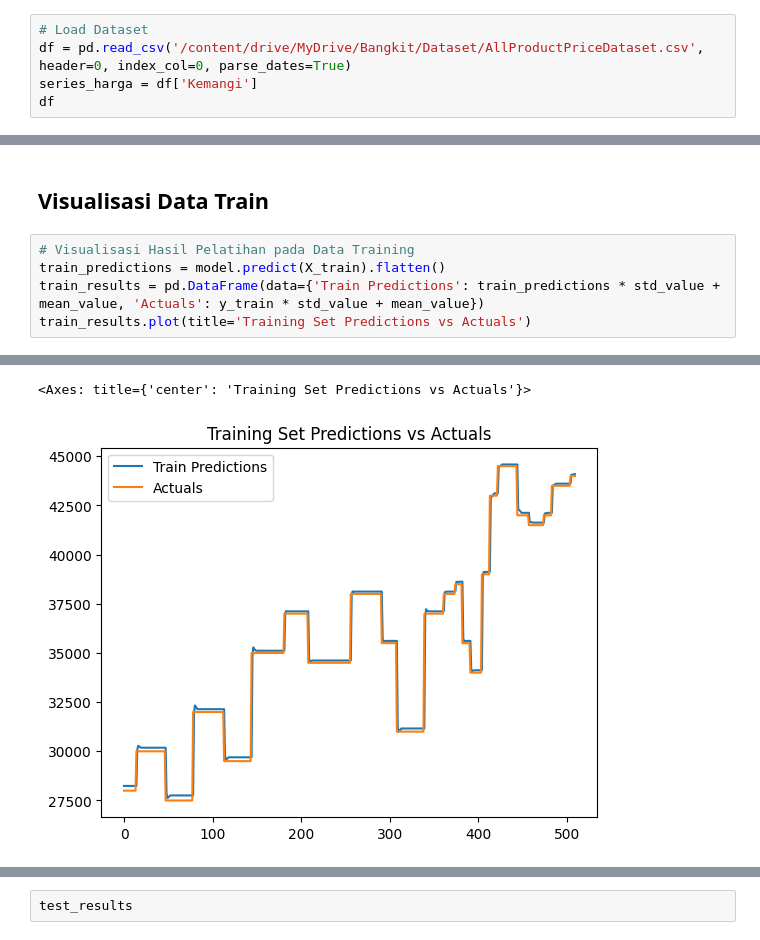
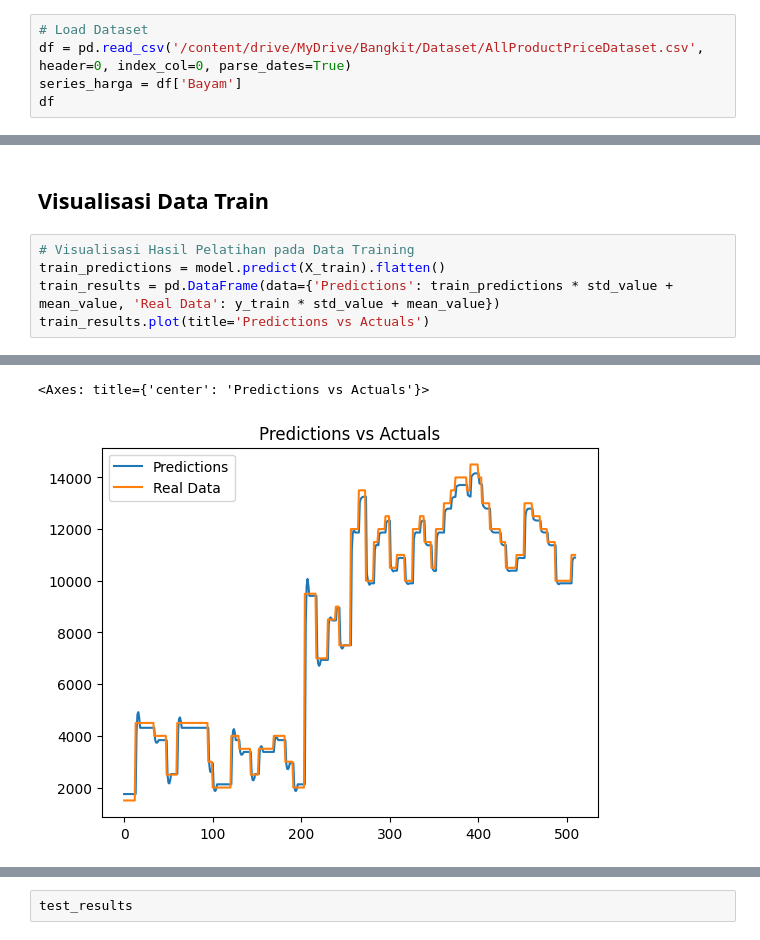
Before and after one commit to AbdanulIkhlas/Capstone-Project-CH2-PS160, a Jupyter notebook: Machine Learning/Code Ipynb/CheckModelPrediction.ipynb, the cells around one changed output, grey strips where cells are left out. Cells and saved outputs as stored; diff of their text form.

```diff
--- a/Machine Learning/Code Ipynb/CheckModelPrediction.ipynb
+++ b/Machine Learning/Code Ipynb/CheckModelPrediction.ipynb
@@ -21,7 +21,7 @@ Drive already mounted at /content/drive; to attempt to forcibly remount, call dr
 # %%
 # Load Dataset
 df = pd.read_csv('/content/drive/MyDrive/Bangkit/Dataset/AllProductPriceDataset.csv', header=0, index_col=0, parse_dates=True)
-series_harga = df['Kemangi']
+series_harga = df['Bayam']
 df
 # %% [output]
 |  | Bayam | Kangkung | Sawi | Brokoli | Kubis | Wortel | Kentang | Kacang Polong | Kacang Tanah | Buncis | ... |
@@ -188,6 +188,6 @@ Epoch 1000/1000
 # %%
 # Visualisasi Hasil Pelatihan pada Data Training
 train_predictions = model.predict(X_train).flatten()
-train_results = pd.DataFrame(data={'Train Predictions': train_predictions * std_value + mean_value, 'Actuals': y_train * std_value + mean_value})
-train_results.plot(title='Training Set Predictions vs Actuals')
+train_results = pd.DataFrame(data={'Predictions': train_predictions * std_value + mean_value, 'Real Data': y_train * std_value + mean_value})
+train_results.plot(title='Predictions vs Actuals')
 # %% [output]
@@ -195,5 +195,5 @@ train_results.plot(title='Training Set Predictions vs Actuals')
-<Axes: title={'center': 'Training Set Predictions vs Actuals'}>
+<Axes: title={'center': 'Predictions vs Actuals'}>
-[figure, old version]
+[figure, new version]
 # %%
 train_results
 # %% [output]
```
Also changed, not shown: parts of 11 cells of this notebook, 4 other files.
